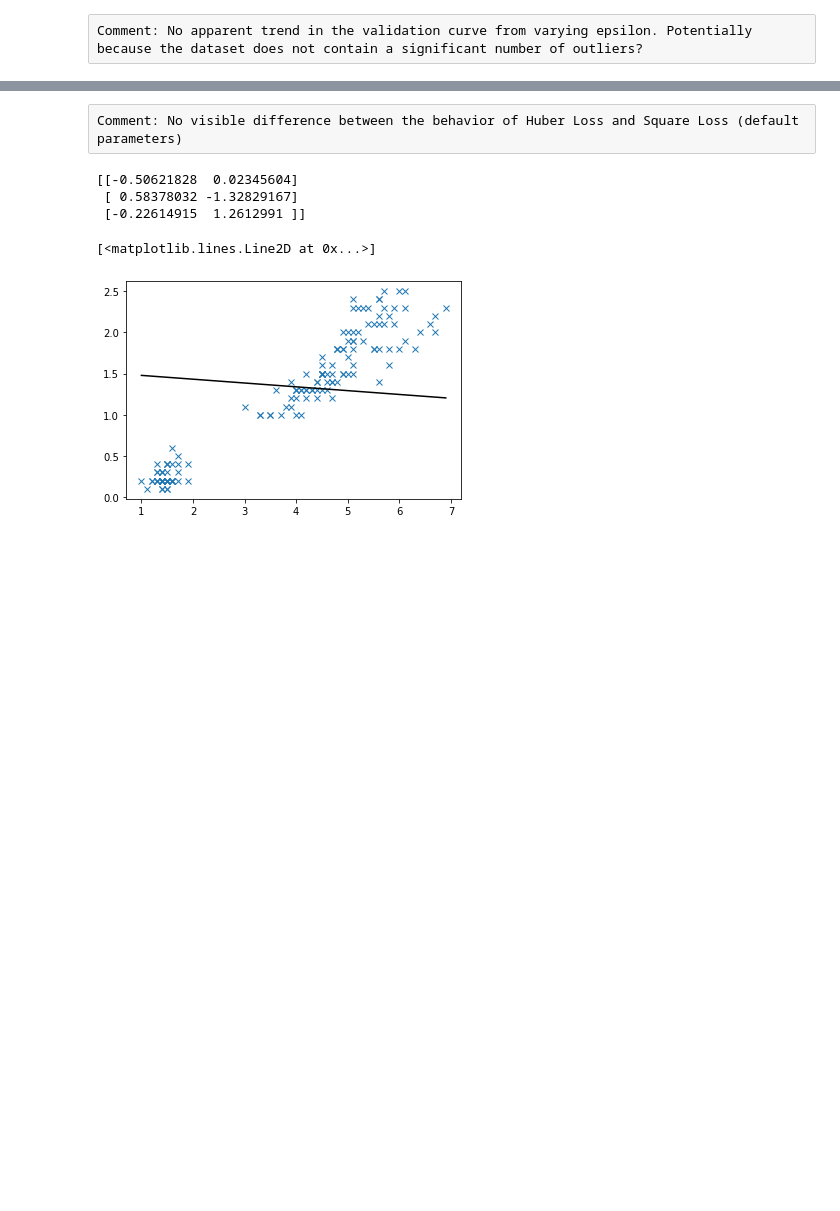
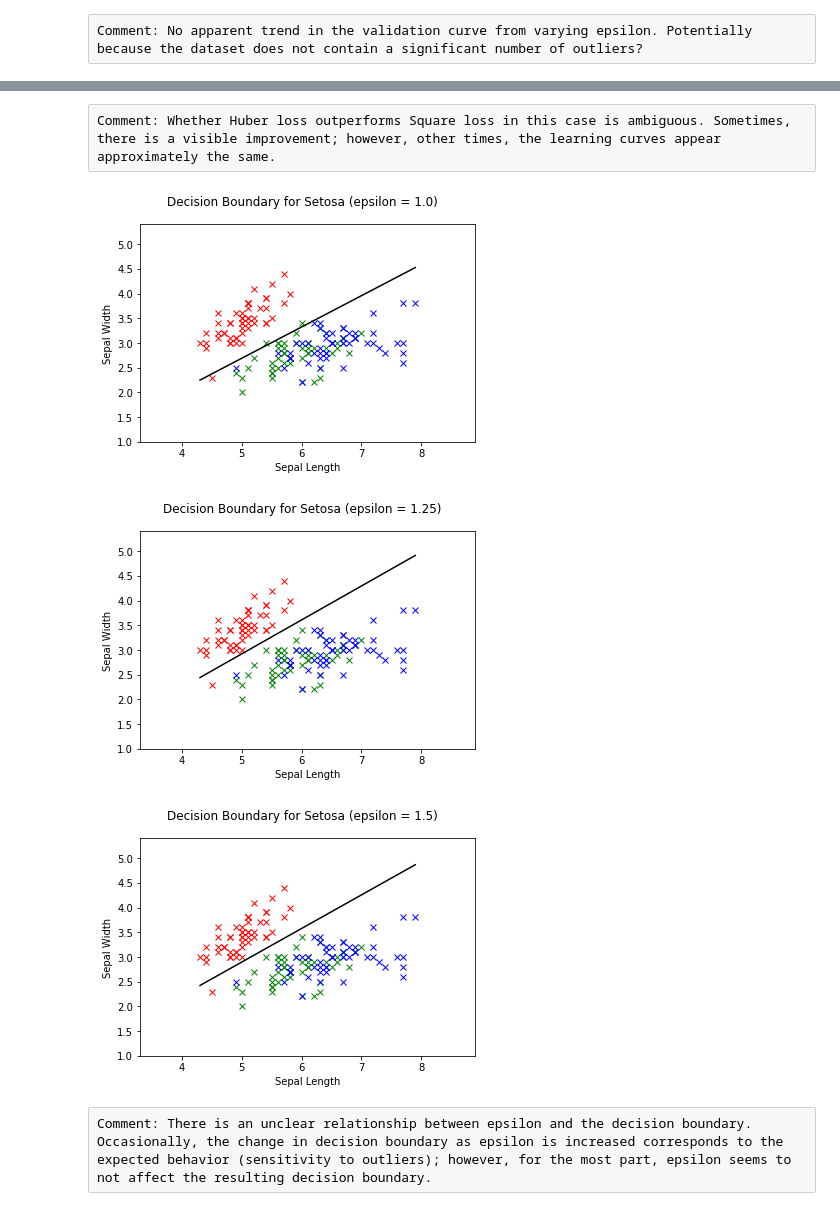
Before and after one commit to ycheng14799/MLProgrammingAssignmentWeek3, a Jupyter notebook: LinearClassifierVersion2.ipynb, the cells around one changed output, grey strips where cells are left out. Saved outputs shown, nothing was run; the diff lists cells and outputs as text; code cells hidden in the pictures; blank space fills up the shorter version.

```diff
--- a/LinearClassifierVersion2.ipynb
+++ b/LinearClassifierVersion2.ipynb
@@ -364,25 +364,46 @@ generateGraph(trainSizes, trainScoresMean, testScoresMean,\
-# %% [raw]
-Comment: No visible difference between the behavior of Huber Loss and Square Loss (default parameters)
-# %%
-# Idea: Attempt to visualize decision boundaries
-# of model on a subset of the features
-huberEst = SGDClassifier(loss="huber", penalty="none",\
-    max_iter=10000, shuffle=True, tol=None, learning_rate="constant",\
-    eta0=0.01, epsilon=100)
-huberEst.fit(X[:,2:],y)
-print(huberEst.coef_)
-w1 = huberEst.coef_[0,0]
-w2 = huberEst.coef_[0,1]
-m =  w2 / w1
-b = huberEst.intercept_[0]
-plt.figure()
-plt.plot(X[:,2], X[:,3], 'x')
-xx = np.linspace(np.amin(X[:,2]), np.amax(X[:,2]))
-yy = m * xx + b
-plt.plot(xx,yy,'k')
-# %% [output]
-[[-0.50621828  0.02345604]
- [ 0.58378032 -1.32829167]
- [-0.22614915  1.2612991 ]]
-[<matplotlib.lines.Line2D at 0x...>]
-[figure, removed]
+# %% [raw]
+Comment: Whether Huber loss outperforms Square loss in this case is ambiguous. Sometimes, there is a visible improvement; however, other times, the learning curves appear approximately the same.
+# %%
+# Idea: Attempt to visualize decision boundaries
+# of model on a subset of the features (2 features so can be visualized)
+def plotHuber(targetClass, xFeature, yFeature, xFeatureName, yFeatureName, title):
+    # Training parameters for classifying target class 1 (Setosa)
+    coefs = huberEst.coef_[targetClass]
+    w0  = huberEst.intercept_[targetClass]
+    w1 = coefs[0]
+    w2 = coefs[1]
+    intercept = - w0 / w2
+    slope = - w1 / w2
+    # Get line boundaries
+    lineXMin = np.amin(X[:,xFeature])
+    lineXMax = np.amax(X[:,xFeature])
+    lineX = np.linspace(lineXMin, lineXMax)
+    lineY = slope * lineX + intercept
+    # Plot points
+    plt.figure()
+    for i in range(0,X.shape[0]):
+        plt.plot(X[i,xFeature], X[i,yFeature], "x", color=colors[y[i]])
+    plt.plot(lineX, lineY, 'k')
+    plt.xlim(lineXMin - 1, lineXMax + 1)
+    # Set window y boundaries
+    lineYMin = np.amin(X[:,yFeature])
+    lineYMax = np.amax(X[:,yFeature])
+    plt.ylim(lineYMin - 1, lineYMax + 1)
+    plt.xlabel(xFeatureName)
+    plt.ylabel(yFeatureName)
+    plt.suptitle(title)
+
+epsilons = np.array([1, 1.25, 1.5])
+for i in range(0, len(epsilons)):
+    huberEst = SGDClassifier(loss="huber", penalty="none",\
+        max_iter=10000, shuffle=True, tol=None, learning_rate="constant",\
+        eta0=0.01, epsilon=epsilons[i])
+    huberEst.fit(X[:,0:2],y)
+    plotHuber(0, 0, 1, "Sepal Length", "Sepal Width",\
+        "Decision Boundary for Setosa (epsilon = " + str(epsilons[i]) + ")")
+# %% [output]
+[figure, added]
+[figure, added]
+[figure, added]
+# %% [raw]
+Comment: There is an unclear relationship between epsilon and the decision boundary. Occasionally, the change in decision boundary as epsilon is increased corresponds to the expected behavior (sensitivity to outliers); however, for the most part, epsilon seems to not affect the resulting decision boundary.
```
Also changed, not shown: parts of 7 cells of this notebook, 3 other files.
